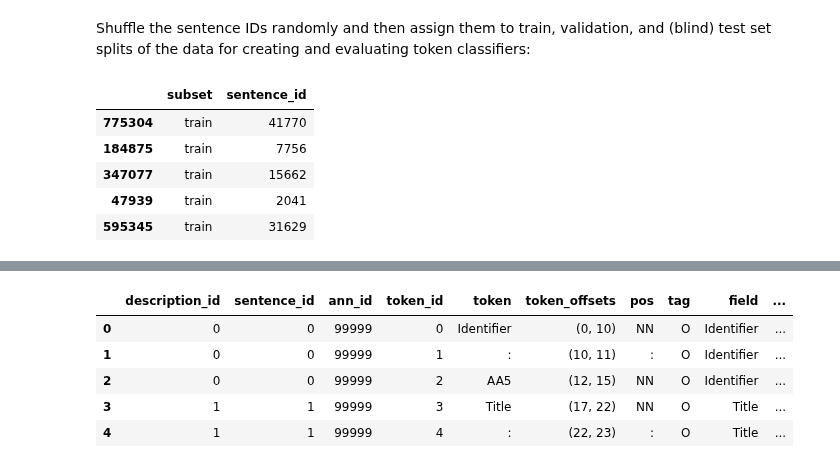
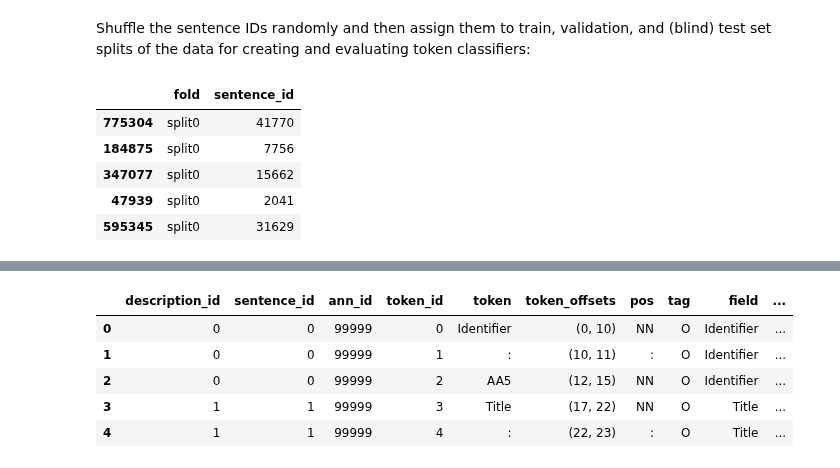
Before and after one commit to thegoose20/gender-bias, a Jupyter notebook: token_classification/SplitData_Experiments.ipynb, the cells around one changed output, grey strips where cells are left out. Cells and saved outputs as stored; diff of their text form; code cells hidden in the pictures.

```diff
--- a/token_classification/SplitData_Experiments.ipynb
+++ b/token_classification/SplitData_Experiments.ipynb
@@ -56,17 +90,14 @@ Shuffle the sentence IDs randomly and then assign them to train, validation, and
 sents = df[["sentence_id"]]
 sents = sents.drop_duplicates()
 shuffled_sents = utils.shuffleDataFrame(sents)
-# %%
-train_frac = 0.4
-val_frac = 0.4
-train_size, validat_size, test_size = utils.getTrainValTestSizes(shuffled_sents, train_frac, val_frac)
-shuffled_sents_splits = utils.assignSubsets(shuffled_sents, train_size, validat_size, test_size)
-shuffled_sents_splits.head()
-# %% [output]
-|  | subset | sentence_id |
-| 775304 | train | 41770 |
-| 184875 | train | 7756 |
-| 347077 | train | 15662 |
-| 47939 | train | 2041 |
-| 595345 | train | 31629 |
+# %%
+shuffled_sents_splits = splitData(shuffled_sents, [0.2, 0.2, 0.2, 0.2, 0.2])
+shuffled_sents_splits.head()
+# %% [output]
+|  | fold | sentence_id |
+| 775304 | split0 | 41770 |
+| 184875 | split0 | 7756 |
+| 347077 | split0 | 15662 |
+| 47939 | split0 | 2041 |
+| 595345 | split0 | 31629 |
 # %%
```
Also changed, not shown: parts of 18 cells of this notebook.
